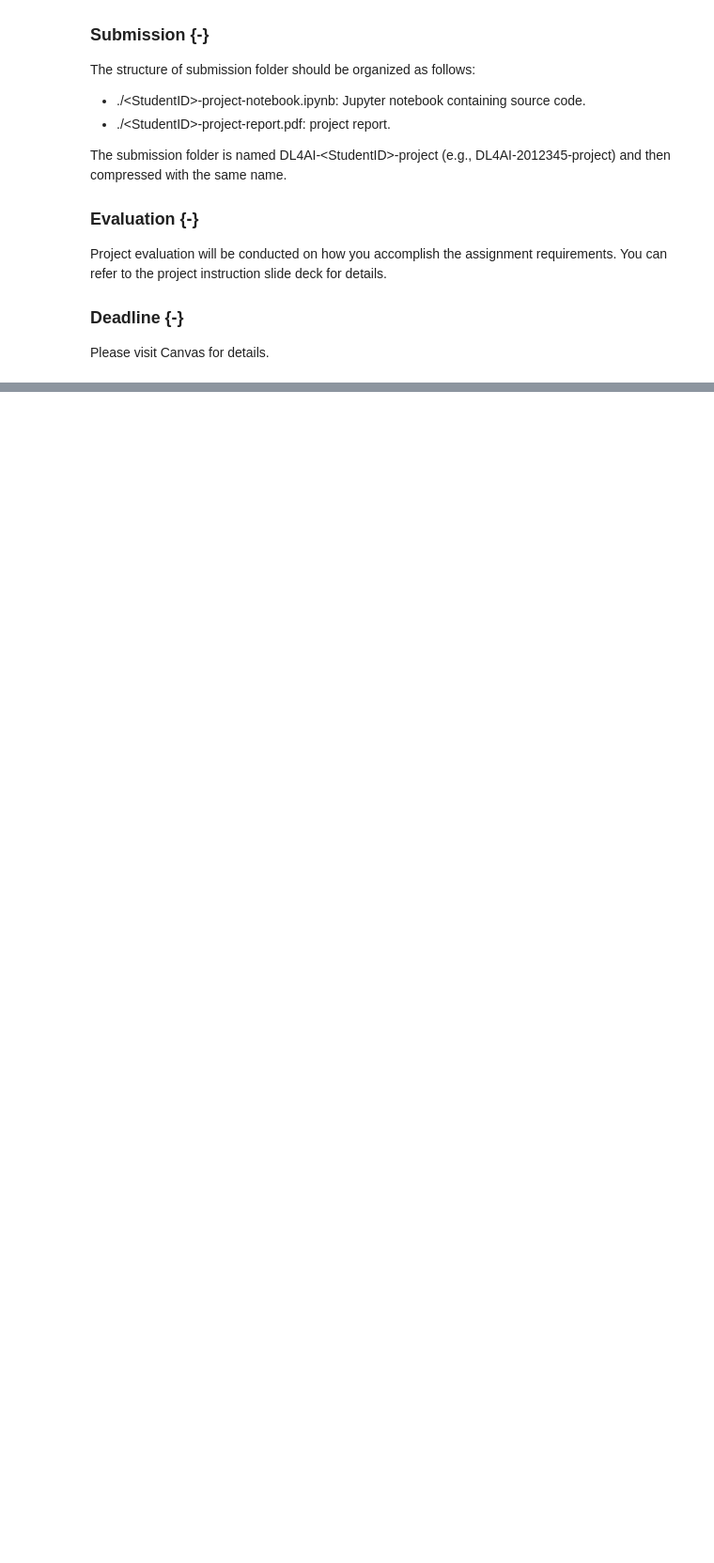
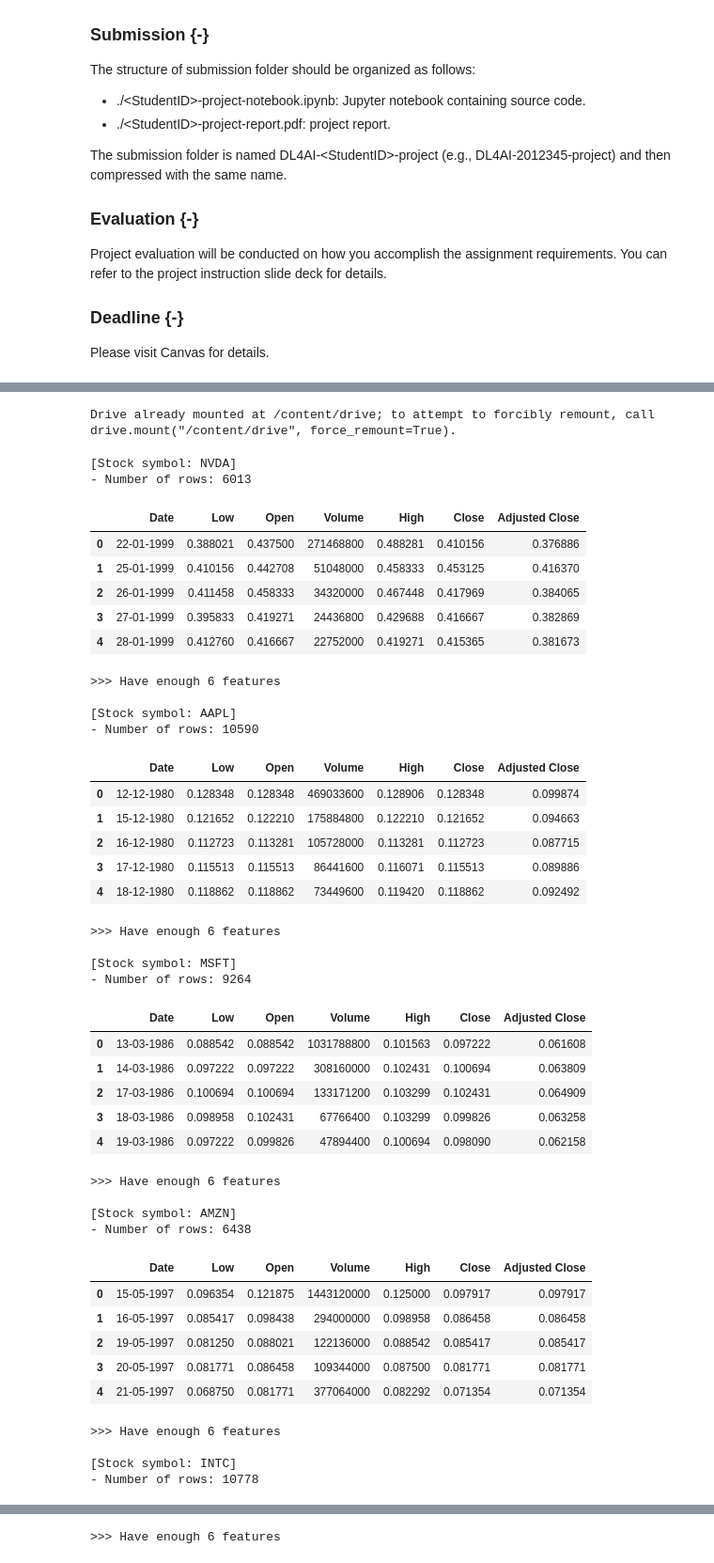
Before and after one commit to amyas-lab/Stock_price_prediction_and_portfolio_optimization_using_machine_learning_and_deep_learning, a Jupyter notebook: Final_project_DL4AI.ipynb, the cells around one changed output, grey strips where cells are left out. Shown at 94% size. Drawn from its saved outputs; the diff is of its cells as text; code cells hidden in the pictures; blank space fills up the shorter version.

```diff
--- a/Final_project_DL4AI.ipynb
+++ b/Final_project_DL4AI.ipynb
@@ -22,0 +39,79 @@ Please visit Canvas for details.
+# %%
+from google.colab import drive
+drive.mount('/content/drive')
+# %% [output]
+Drive already mounted at /content/drive; to attempt to forcibly remount, call drive.mount("/content/drive", force_remount=True).
+# %%
+import pandas as pd
+import os
+
+my_tickers = ['NVDA', 'AAPL', 'MSFT', 'AMZN', 'INTC', 'SNOW', 'ADBE']
+folder_path = '/content/drive/MyDrive/nasdaq_stockprice/nasdaq_stockprice'
+
+# Check the input
+
+for ticker in my_tickers:
+    file_name = f"{ticker}.csv"
+    file_path = os.path.join(folder_path, file_name)
+
+    if os.path.exists(file_path):
+        df = pd.read_csv(file_path)
+
+        print(f"\n[Stock symbol: {ticker}]")
+        print(f"- Number of rows: {len(df)}")
+
+
+        display(df.head())
+
+        # Check available features
+        features = ['Open', 'High', 'Low', 'Close', 'Adjusted Close', 'Volume']
+        missing = [f for f in features if f not in df.columns]
+        if not missing:
+            print(f">>> Have enough 6 features")
+        else:
+            print(f">>> Miss {missing}")
+    else:
+        print(f"\n[!] Not found the path for {ticker} in {file_path}")
+# %% [output]
+[Stock symbol: NVDA]
+- Number of rows: 6013
+|  | Date | Low | Open | Volume | High | Close | Adjusted Close |
+| 0 | 22-01-1999 | 0.388021 | 0.437500 | 271468800 | 0.488281 | 0.410156 | 0.376886 |
+| 1 | 25-01-1999 | 0.410156 | 0.442708 | 51048000 | 0.458333 | 0.453125 | 0.416370 |
+| 2 | 26-01-1999 | 0.411458 | 0.458333 | 34320000 | 0.467448 | 0.417969 | 0.384065 |
+| 3 | 27-01-1999 | 0.395833 | 0.419271 | 24436800 | 0.429688 | 0.416667 | 0.382869 |
+| 4 | 28-01-1999 | 0.412760 | 0.416667 | 22752000 | 0.419271 | 0.415365 | 0.381673 |
+>>> Have enough 6 features
+
+[Stock symbol: AAPL]
+- Number of rows: 10590
+|  | Date | Low | Open | Volume | High | Close | Adjusted Close |
+| 0 | 12-12-1980 | 0.128348 | 0.128348 | 469033600 | 0.128906 | 0.128348 | 0.099874 |
+| 1 | 15-12-1980 | 0.121652 | 0.122210 | 175884800 | 0.122210 | 0.121652 | 0.094663 |
+| 2 | 16-12-1980 | 0.112723 | 0.113281 | 105728000 | 0.113281 | 0.112723 | 0.087715 |
+| 3 | 17-12-1980 | 0.115513 | 0.115513 | 86441600 | 0.116071 | 0.115513 | 0.089886 |
+| 4 | 18-12-1980 | 0.118862 | 0.118862 | 73449600 | 0.119420 | 0.118862 | 0.092492 |
+>>> Have enough 6 features
+
+[Stock symbol: MSFT]
+- Number of rows: 9264
+|  | Date | Low | Open | Volume | High | Close | Adjusted Close |
+| 0 | 13-03-1986 | 0.088542 | 0.088542 | 1031788800 | 0.101563 | 0.097222 | 0.061608 |
+| 1 | 14-03-1986 | 0.097222 | 0.097222 | 308160000 | 0.102431 | 0.100694 | 0.063809 |
+| 2 | 17-03-1986 | 0.100694 | 0.100694 | 133171200 | 0.103299 | 0.102431 | 0.064909 |
+| 3 | 18-03-1986 | 0.098958 | 0.102431 | 67766400 | 0.103299 | 0.099826 | 0.063258 |
+| 4 | 19-03-1986 | 0.097222 | 0.099826 | 47894400 | 0.100694 | 0.098090 | 0.062158 |
+>>> Have enough 6 features
+
+[Stock symbol: AMZN]
+- Number of rows: 6438
+|  | Date | Low | Open | Volume | High | Close | Adjusted Close |
+| 0 | 15-05-1997 | 0.096354 | 0.121875 | 1443120000 | 0.125000 | 0.097917 | 0.097917 |
+| 1 | 16-05-1997 | 0.085417 | 0.098438 | 294000000 | 0.098958 | 0.086458 | 0.086458 |
+| 2 | 19-05-1997 | 0.081250 | 0.088021 | 122136000 | 0.088542 | 0.085417 | 0.085417 |
+| 3 | 20-05-1997 | 0.081771 | 0.086458 | 109344000 | 0.087500 | 0.081771 | 0.081771 |
+| 4 | 21-05-1997 | 0.068750 | 0.081771 | 377064000 | 0.082292 | 0.071354 | 0.071354 |
+>>> Have enough 6 features
+
+[Stock symbol: INTC]
+- Number of rows: 10778
@@ -22,0 +136 @@ Please visit Canvas for details.
+>>> Have enough 6 features
```
Also changed, not shown: parts of 15 cells of this notebook.
